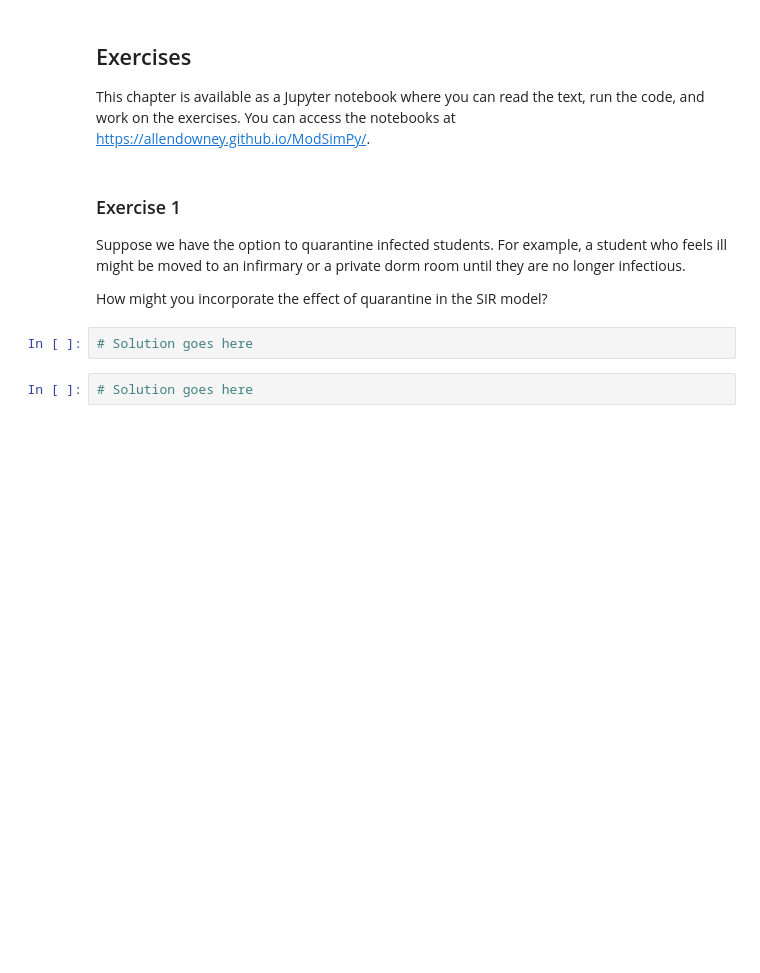
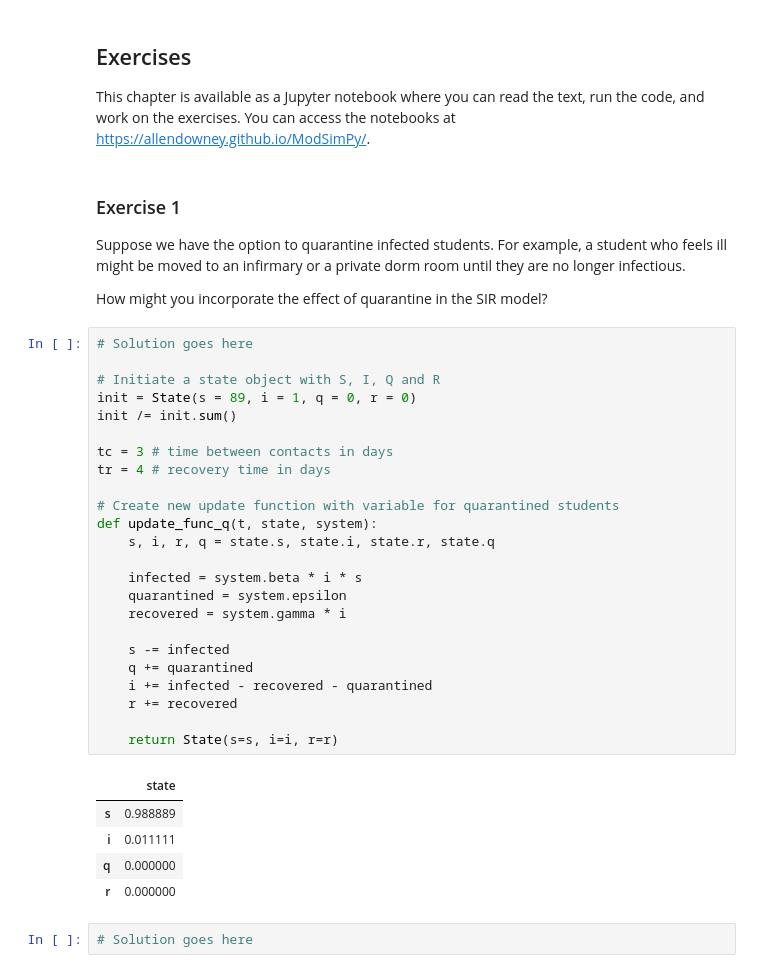
Before and after one commit to Marley-Myrianthopoulos/cunysps_data604, a Jupyter notebook: myrianthopoulos_data604_chap12.ipynb, the cells around one changed output. Cells and saved outputs as stored; diff of their text form; blank space fills up the shorter version.

```diff
--- a/myrianthopoulos_data604_chap12.ipynb
+++ b/myrianthopoulos_data604_chap12.ipynb
@@ -189,6 +197,34 @@ You can access the notebooks at <https://allendowney.github.io/ModSimPy/>.
 How might you incorporate the effect of quarantine in the SIR model?
 # %%
 # Solution goes here
+
+# Initiate a state object with S, I, Q and R
+init = State(s = 89, i = 1, q = 0, r = 0)
+init /= init.sum()
+
+tc = 3 # time between contacts in days
+tr = 4 # recovery time in days
+
+# Create new update function with variable for quarantined students
+def update_func_q(t, state, system):
+    s, i, r, q = state.s, state.i, state.r, state.q
+
+    infected = system.beta * i * s
+    quarantined = system.epsilon
+    recovered = system.gamma * i
+
+    s -= infected
+    q += quarantined
+    i += infected - recovered - quarantined
+    r += recovered
+
+    return State(s=s, i=i, r=r)
+# %% [output]
+|  | state |
+| s | 0.988889 |
+| i | 0.011111 |
+| q | 0.000000 |
+| r | 0.000000 |
 # %%
 # Solution goes here
 # %%
```
Also changed, not shown: parts of 4 cells of this notebook.
